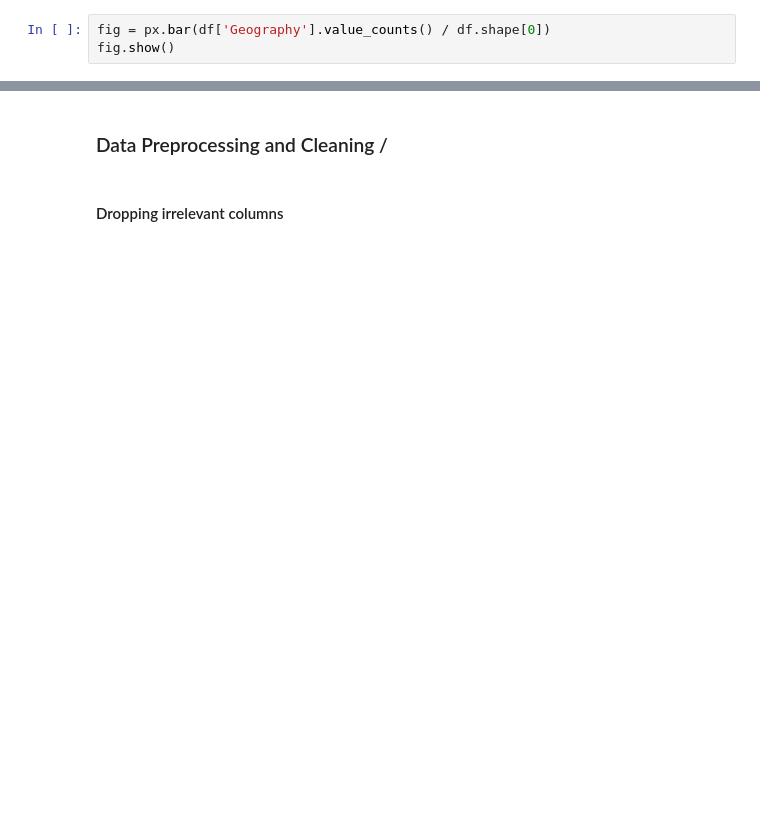
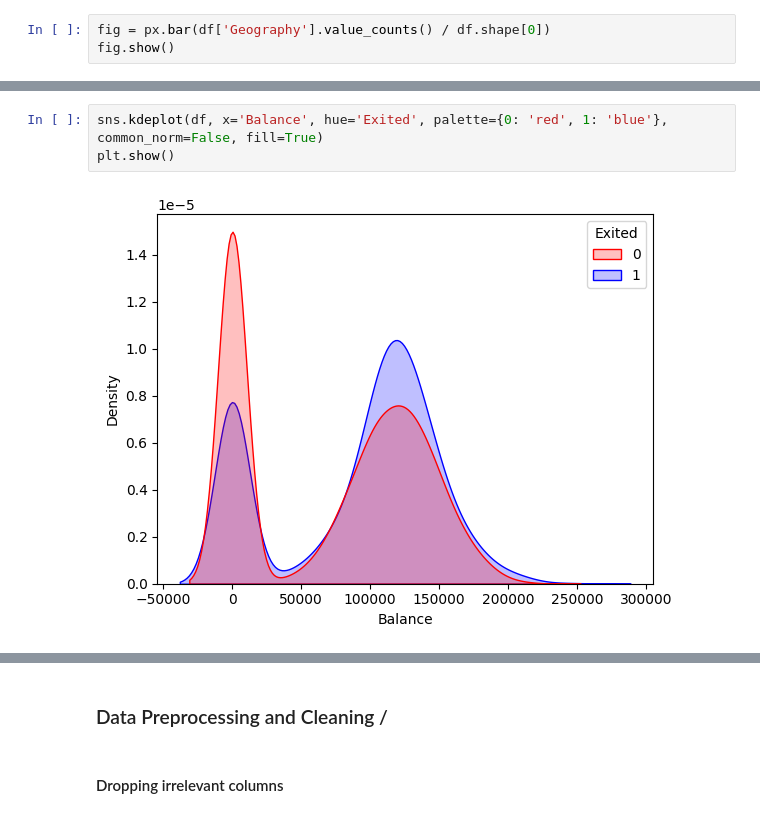
Before and after one commit to Bayan2019/02_customer_churn, a Jupyter notebook: bank-customer-churn-prediction.ipynb, the cells around one changed output, grey strips where cells are left out. Cells and saved outputs as stored; diff of their text form; blank space fills up the shorter version.

```diff
--- a/bank-customer-churn-prediction.ipynb
+++ b/bank-customer-churn-prediction.ipynb
@@ -143,0 +354,5 @@ array([1, 0])
+# %%
+sns.kdeplot(df, x='Balance', hue='Exited', palette={0: 'red', 1: 'blue'}, common_norm=False, fill=True)
+plt.show()
+# %% [output]
+[figure, added]
```
Also changed, not shown: parts of 45 cells of this notebook.
